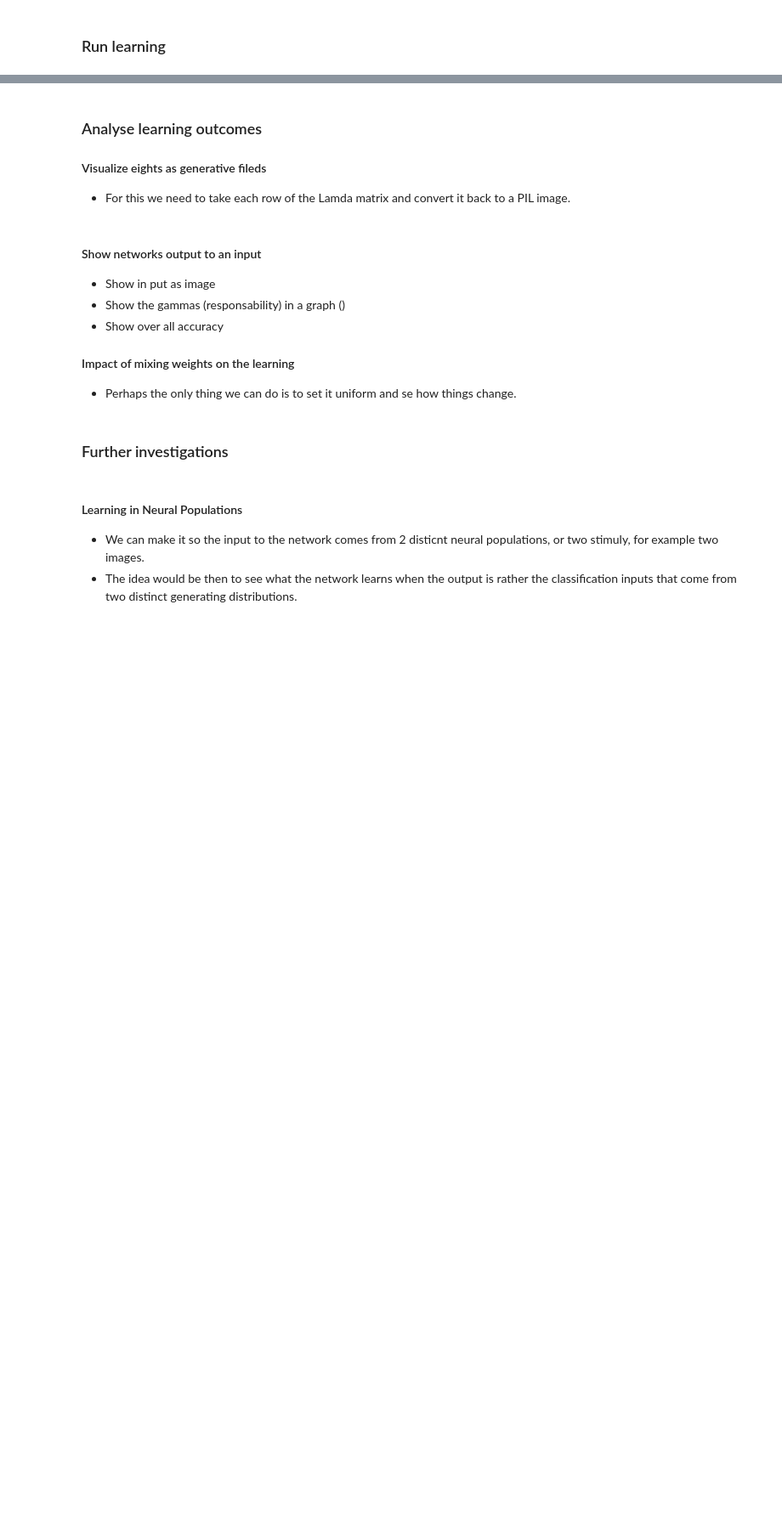
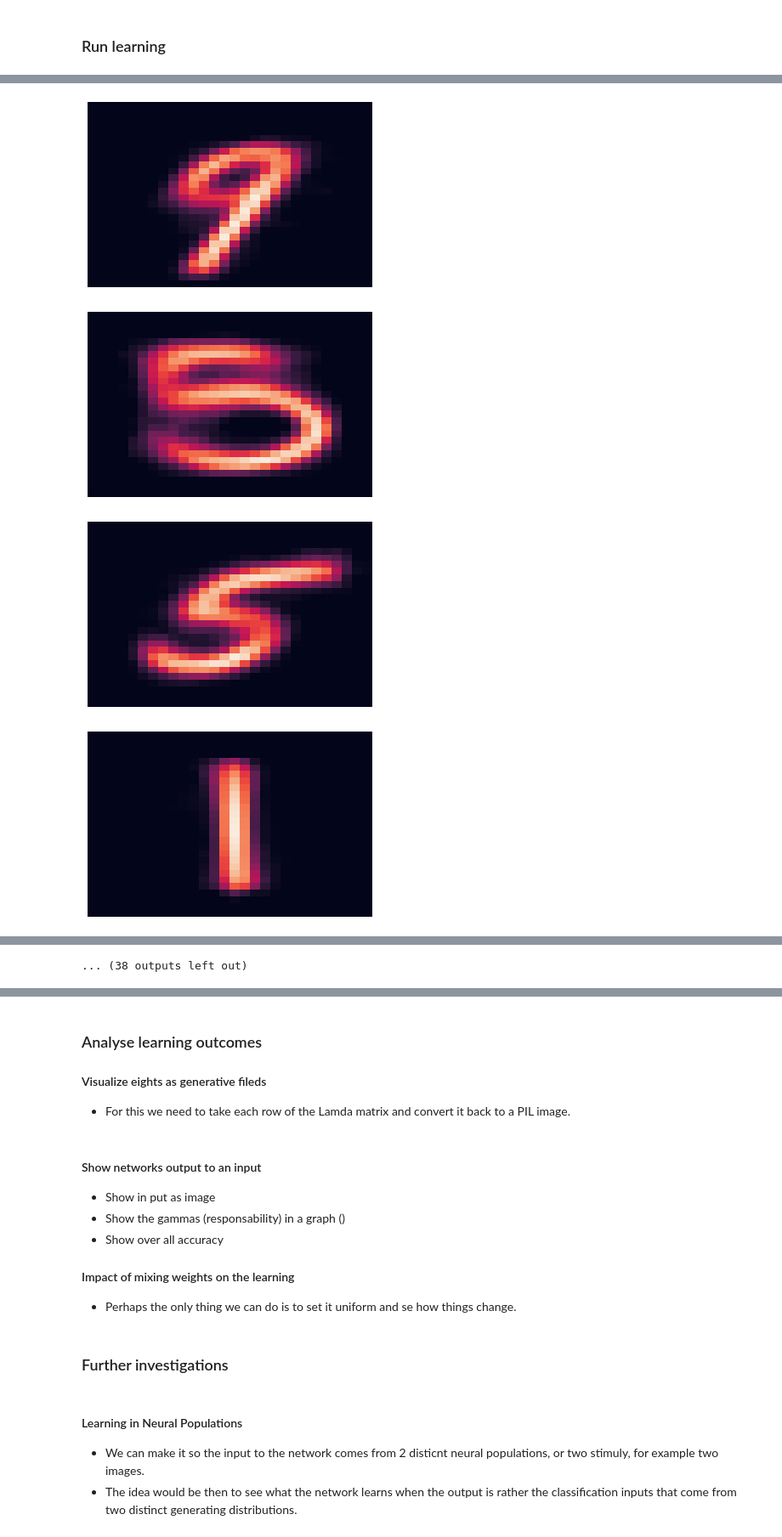
Before and after one commit to Sann5/neural_populations, a Jupyter notebook: simulations/code/modeling_neural_population_with_GMMs.ipynb, the cells around one changed output, grey strips where cells are left out. Shown at 85% size. Cells and saved outputs as stored; diff of their text form; code cells hidden in the pictures; blank space fills up the shorter version.

```diff
--- a/simulations/code/modeling_neural_population_with_GMMs.ipynb
+++ b/simulations/code/modeling_neural_population_with_GMMs.ipynb
@@ -410,3 +420,13 @@ test_dataloader = torch.utils.data.DataLoader(test_dataset,
+# %%
+sum = torch.zeros(784)
+for X, z in train_dataset:
+    sum = sum + X
+mean = sum / (60000)
+
+sum = torch.zeros(784)
+for X, z in train_dataset:
+    sum = sum + (X - mean)**2
+sd = sum / (60000)
 # %% [markdown]
 ### Define network
 * Perhpas this does not need to be a netwrok per se.
@@ -503,0 +571,32 @@ KeyboardInterrupt:
+# %%
+# Split into mixtures
+gfs = torch.tensor_split(Lambda, output_dim, dim=0)
+
+# Reshape into 27by27
+list = []
+for gf in gfs:
+    list.append(gf.reshape(28, 28))
+
+# Transform back into the pixel relm
+weights_to_image = transforms.Compose([
+    transforms.Lambda(lambda x: x - 1),
+    #transforms.Lambda(lambda x: torch.round(x)),
+    transforms.Lambda(lambda x: x / x.sum()),
+    transforms.Lambda(lambda x: x.numpy())])
+    #transforms.Lambda(lambda x: x * 50),
+    #transforms.ToPILImage(mode='L')])
+
+# Make list of images
+np_arrays = []
+for array in list:
+    np_arrays.append(weights_to_image(array))
+
+# Display images
+for array in np_arrays:
+    sns.heatmap(array, xticklabels=False, yticklabels=False, cbar=False)
+    plt.show()
+# %% [output]
+[figure, added]
+[figure, added]
+[figure, added]
+[figure, added]
@@ -503,0 +611 @@ KeyboardInterrupt:
+... (38 outputs left out)
```
Also changed, not shown: parts of 33 cells of this notebook.
